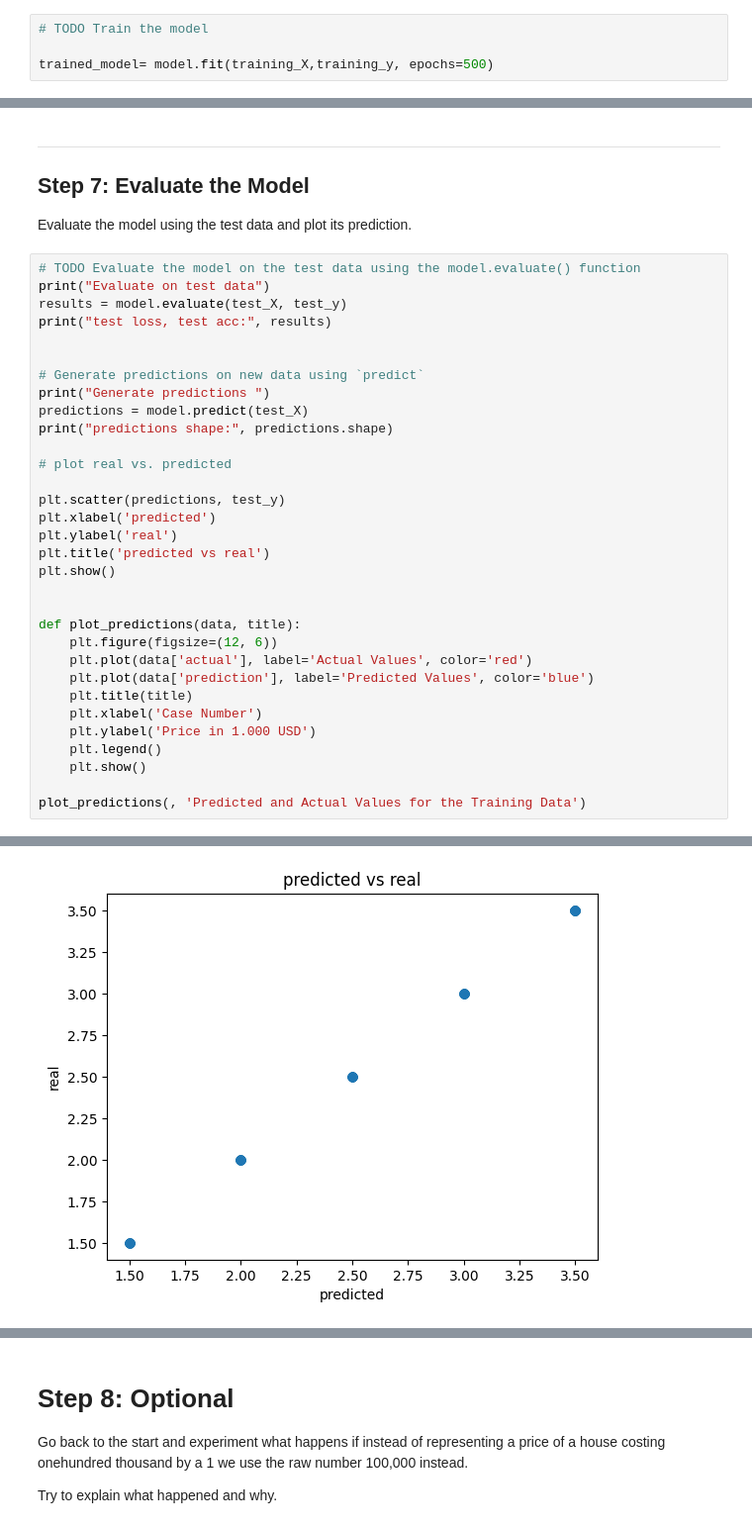
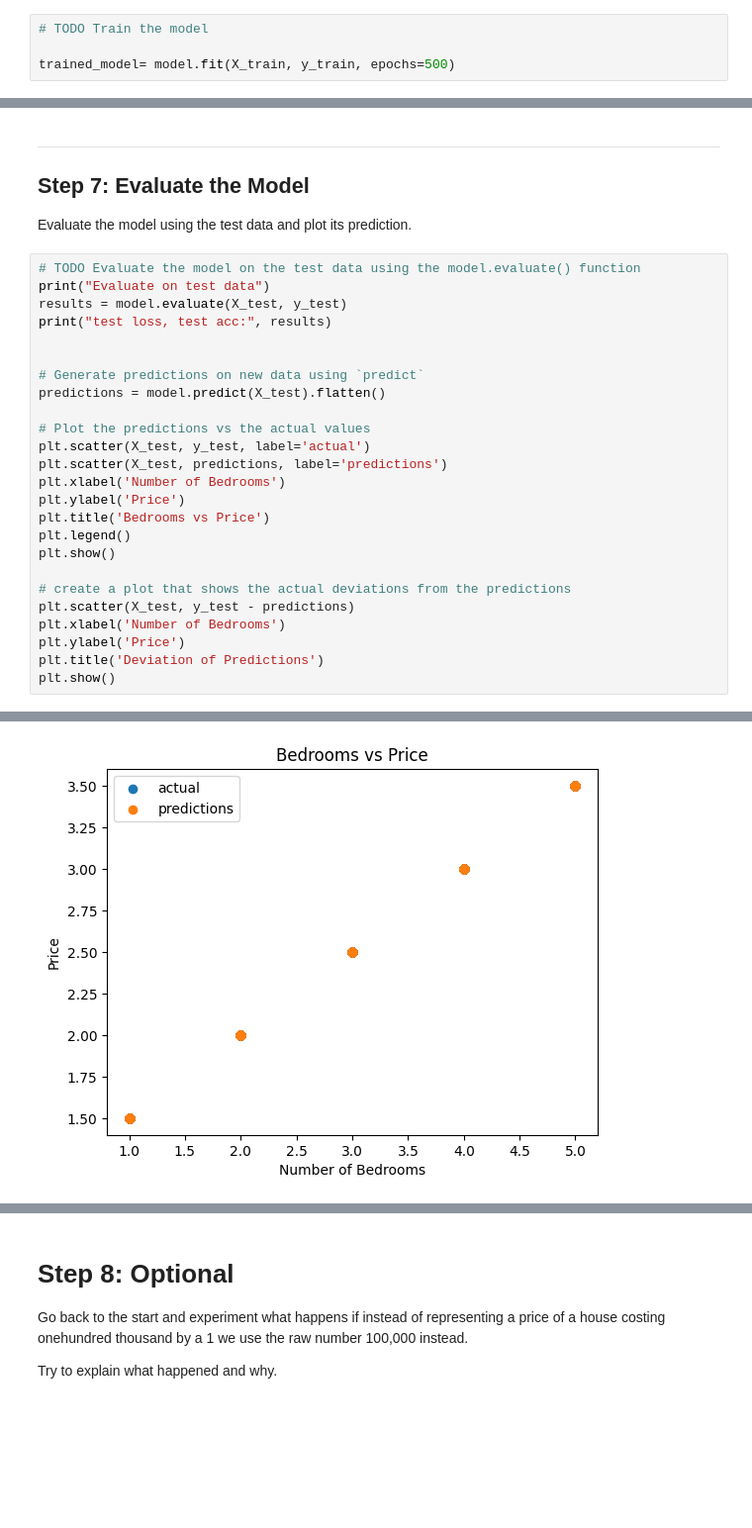
Before and after one commit to marvinschuett/Automated-CTG-analysis, a Jupyter notebook: learning material/Week1_Notebook1_Housing_Prices.ipynb, the cells around one changed output, grey strips where cells are left out. Shown at 99% size. Drawn from its saved outputs; the diff is of its cells as text; blank space fills up the shorter version.

```diff
--- a/learning material/Week1_Notebook1_Housing_Prices.ipynb
+++ b/learning material/Week1_Notebook1_Housing_Prices.ipynb
@@ -138,6 +186,6 @@ Train the model using the training data.
 # %%
 # TODO Train the model
 
-trained_model= model.fit(training_X,training_y, epochs=500)
+trained_model= model.fit(X_train, y_train, epochs=500)
 # %% [output]
 Epoch 1/500
@@ -165,34 +213,27 @@ Evaluate the model using the test data and plot its prediction.
 # %%
 # TODO Evaluate the model on the test data using the model.evaluate() function
 print("Evaluate on test data")
-results = model.evaluate(test_X, test_y)
+results = model.evaluate(X_test, y_test)
 print("test loss, test acc:", results)
 
 
 # Generate predictions on new data using `predict`
-print("Generate predictions ")
-predictions = model.predict(test_X)
-print("predictions shape:", predictions.shape)
+predictions = model.predict(X_test).flatten()
 
-# plot real vs. predicted
-
-plt.scatter(predictions, test_y)
-plt.xlabel('predicted')
-plt.ylabel('real')
-plt.title('predicted vs real')
+# Plot the predictions vs the actual values
+plt.scatter(X_test, y_test, label='actual')
+plt.scatter(X_test, predictions, label='predictions')
+plt.xlabel('Number of Bedrooms')
+plt.ylabel('Price')
+plt.title('Bedrooms vs Price')
+plt.legend()
 plt.show()
 
-
-def plot_predictions(data, title):
-    plt.figure(figsize=(12, 6))
-    plt.plot(data['actual'], label='Actual Values', color='red')
-    plt.plot(data['prediction'], label='Predicted Values', color='blue')
-    plt.title(title)
-    plt.xlabel('Case Number')
-    plt.ylabel('Price in 1.000 USD')
-    plt.legend()
-    plt.show()
-
-plot_predictions(, 'Predicted and Actual Values for the Training Data')
+# create a plot that shows the actual deviations from the predictions
+plt.scatter(X_test, y_test - predictions)
+plt.xlabel('Number of Bedrooms')
+plt.ylabel('Price')
+plt.title('Deviation of Predictions')
+plt.show()
 # %% [output]
 Evaluate on test data
@@ -204 +243 @@ predictions shape: (300, 1)
-[figure, old version]
+[figure, new version]
```
Also changed, not shown: parts of 6 cells of this notebook.
